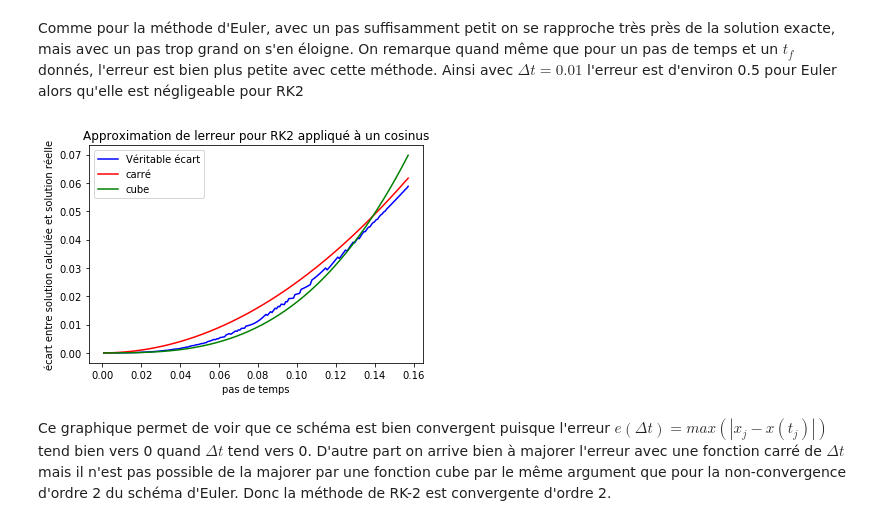
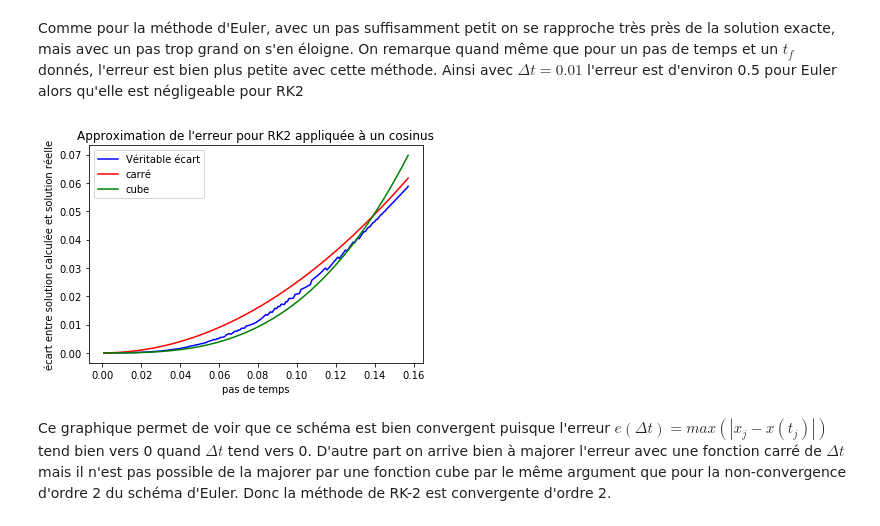
Before and after one commit to 1AlexisRoux1/Projet-pas-de-temps, a Jupyter notebook: Projet-Adrien-Moulinas-Alexis-Roux.ipynb, the cells around one changed output. Saved outputs shown, nothing was run; the diff lists cells and outputs as text; code cells hidden in the pictures.

```diff
--- a/Projet-Adrien-Moulinas-Alexis-Roux.ipynb
+++ b/Projet-Adrien-Moulinas-Alexis-Roux.ipynb
@@ -98,7 +98,7 @@ dt=pi/20
 x0=[1,0]
 e=[]
 for k in range(200):
-    t,x=solve_euler_explicit_2(i,x0,dt,0,tf)
+    t,x=solve_euler_explicit_2(f,x0,dt,0,tf)
     finx =np.array(x[-10:,0])
     fint=np.array(t[-10:])
 #Pour éviter de devoir chercher le maximum de l'écart sur tout le tableau, on le suppose atteint sur les 10 derniers points
@@ -182,31 +184,31 @@ Comme pour la méthode d'Euler, avec un pas suffisamment petit on se rapproche t
 # %%
 tf=5*pi
 dt=pi/20
 x0=[1,0]
 r=[]
 for k in range(200):
-    t,x=solve_rk_2_2(i,x0,dt,0,tf)
+    t,x=solve_rk_2_2(f,x0,dt,0,tf)
     finx =np.array(x[-10:,0])
     fint=np.array(t[-10:])
     vraisx=cost(fint)
     comparaison= abst(finx-vraisx)
     r.append([dt,max(comparaison)])
     dt=dt-pi/4000
 r2=np.zeros((2,200))
 for k in range(200):
     r2[0][k]=r[k][0]
     r2[1][k]=r[k][1]
 
 plt.plot(r2[0],r2[1],label='Véritable écart',color='blue')
 plt.plot(r2[0],(2.5*square(r2[0])),color='red',label='carré')
 plt.plot(r2[0],(18*cube(r2[0])),color='green',label='cube')
 plt.legend()
 plt.xlabel('pas de temps')
 plt.ylabel('écart entre solution calculée et solution réelle')
 plt.title("Approximation de l'erreur pour RK2 appliquée à un cosinus")
 plt.show()
 # %% [output]
-[figure, old version]
+[figure, new version]
 # %% [markdown]
 Ce graphique permet de voir que ce schéma est bien convergent puisque l'erreur $e(\Delta t)= max(|x_j-x(t_j)|)$ tend bien vers 0 quand $\Delta t$ tend vers 0. D'autre part on arrive bien à majorer l'erreur avec une fonction carré de $\Delta t$ mais il n'est pas possible de la majorer par une fonction cube par le même argument que pour la non-convergence d'ordre 2 du schéma d'Euler.
 Donc la méthode de RK-2 est convergente d'ordre 2.
```
Also changed, not shown: parts of 4 cells of this notebook.
